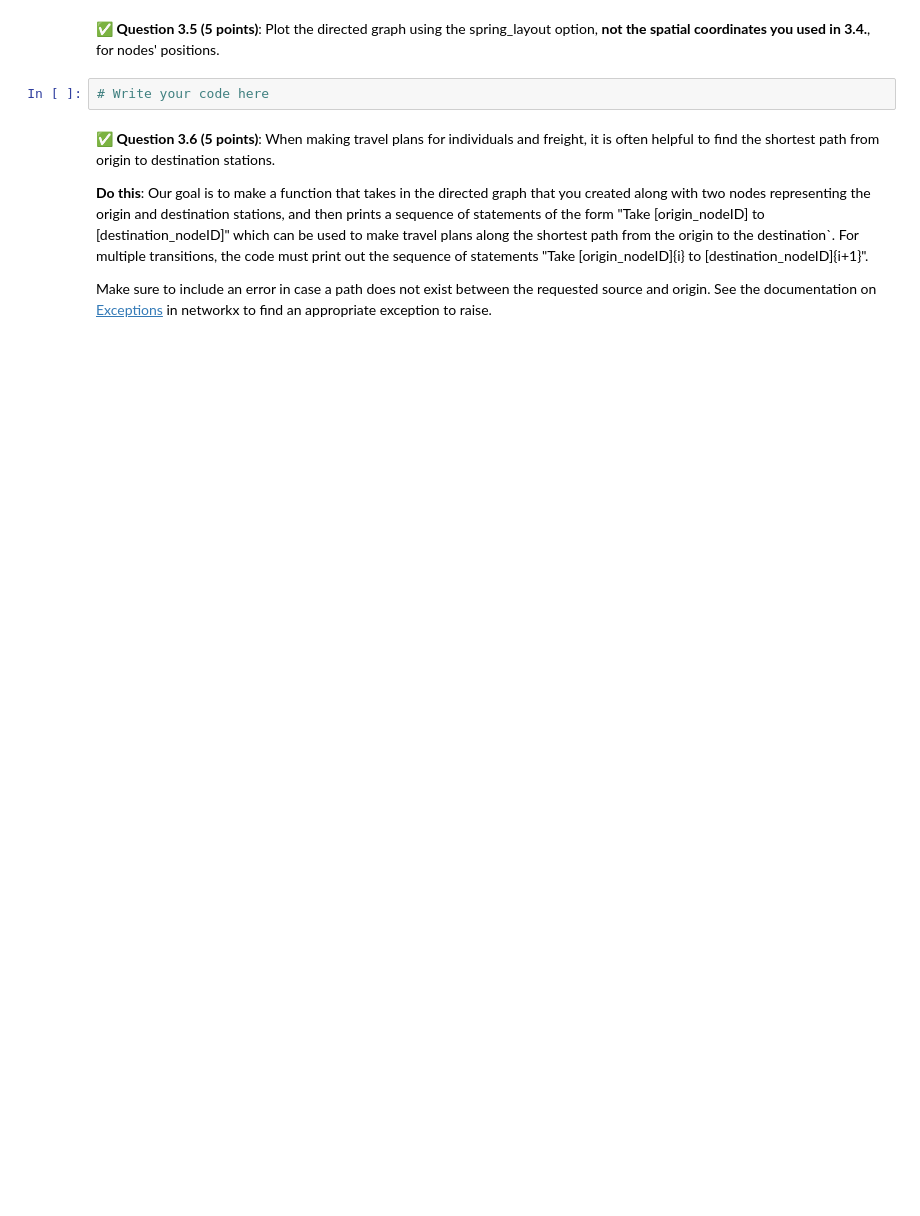
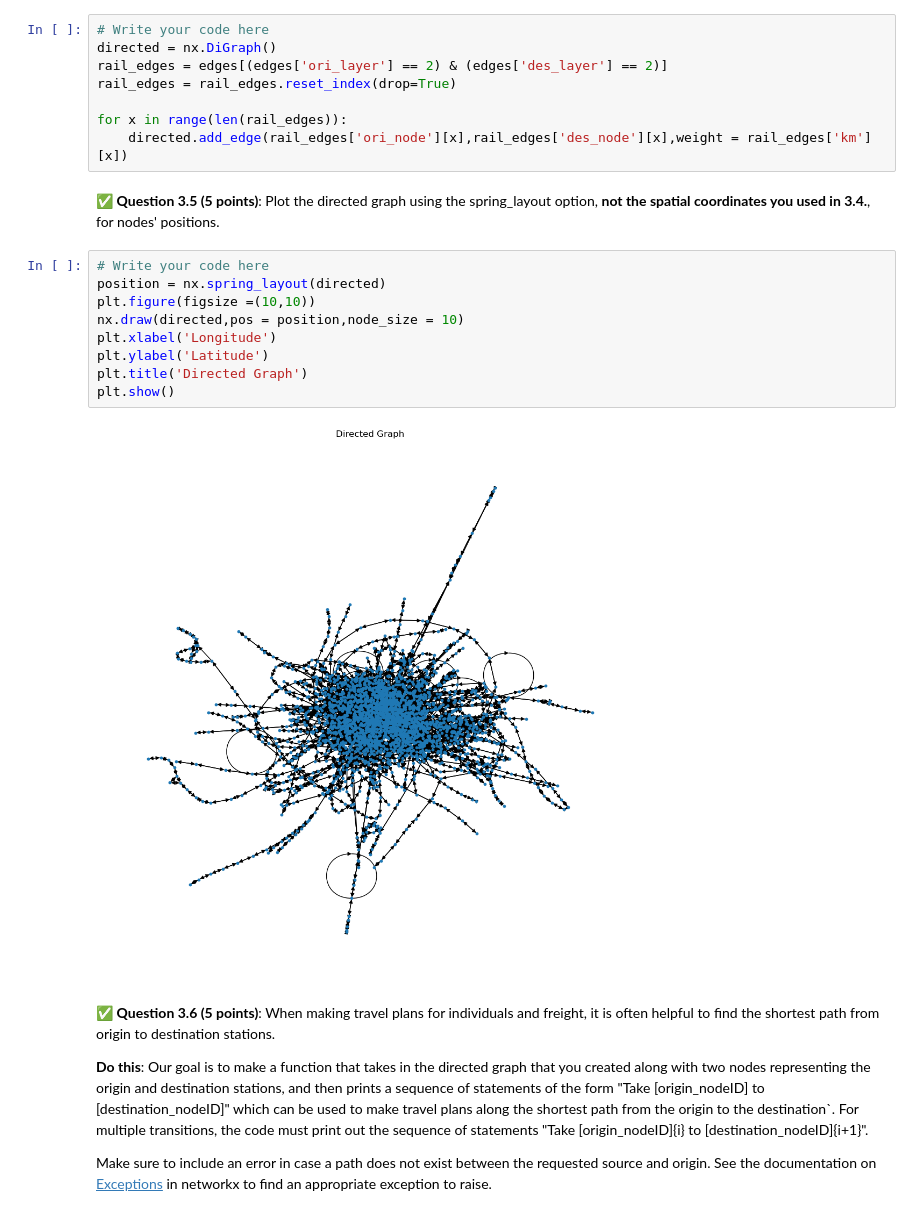
Before and after one commit to LukeAurilia/CMSE202-f24-turnin, a Jupyter notebook: hw-02/HW-02_ABMandGraphTheory-STUDENT.ipynb, the cells around one changed output. Cells and saved outputs as stored; diff of their text form; blank space fills up the shorter version.

```diff
--- a/hw-02/HW-02_ABMandGraphTheory-STUDENT.ipynb
+++ b/hw-02/HW-02_ABMandGraphTheory-STUDENT.ipynb
@@ -579,7 +618,24 @@ Note: Remember that each edge in a directed graph has an orientation. So adding
+# %%
+# Write your code here
+directed = nx.DiGraph()
+rail_edges = edges[(edges['ori_layer'] == 2) & (edges['des_layer'] == 2)]
+rail_edges = rail_edges.reset_index(drop=True)
+
+for x in range(len(rail_edges)):
+    directed.add_edge(rail_edges['ori_node'][x],rail_edges['des_node'][x],weight = rail_edges['km'][x])
 # %% [markdown]
 &#9989;  **Question 3.5 (5 points)**: Plot the directed graph using the spring_layout option, __not the spatial coordinates you used in 3.4.__, for nodes' positions.
-# %%
-# Write your code here
+# %%
+# Write your code here
+position = nx.spring_layout(directed)
+plt.figure(figsize =(10,10))
+nx.draw(directed,pos = position,node_size = 10)
+plt.xlabel('Longitude')
+plt.ylabel('Latitude')
+plt.title('Directed Graph')
+plt.show()
+# %% [output]
+[figure, added]
 # %% [markdown]
 &#9989;  **Question 3.6 (5 points)**: When making travel plans for individuals and freight, it is often helpful to find the shortest path from origin to destination stations.
 
```
Also changed, not shown: parts of 25 cells of this notebook.
